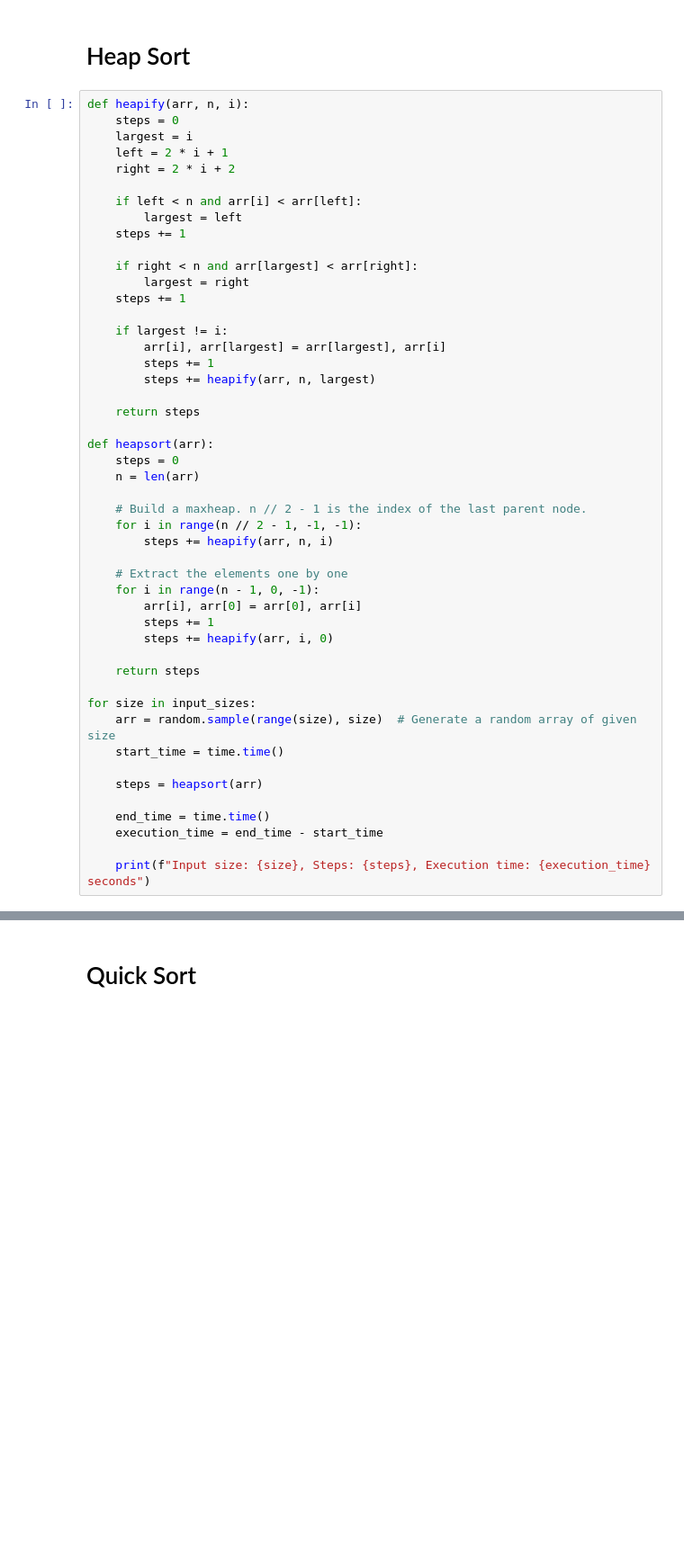
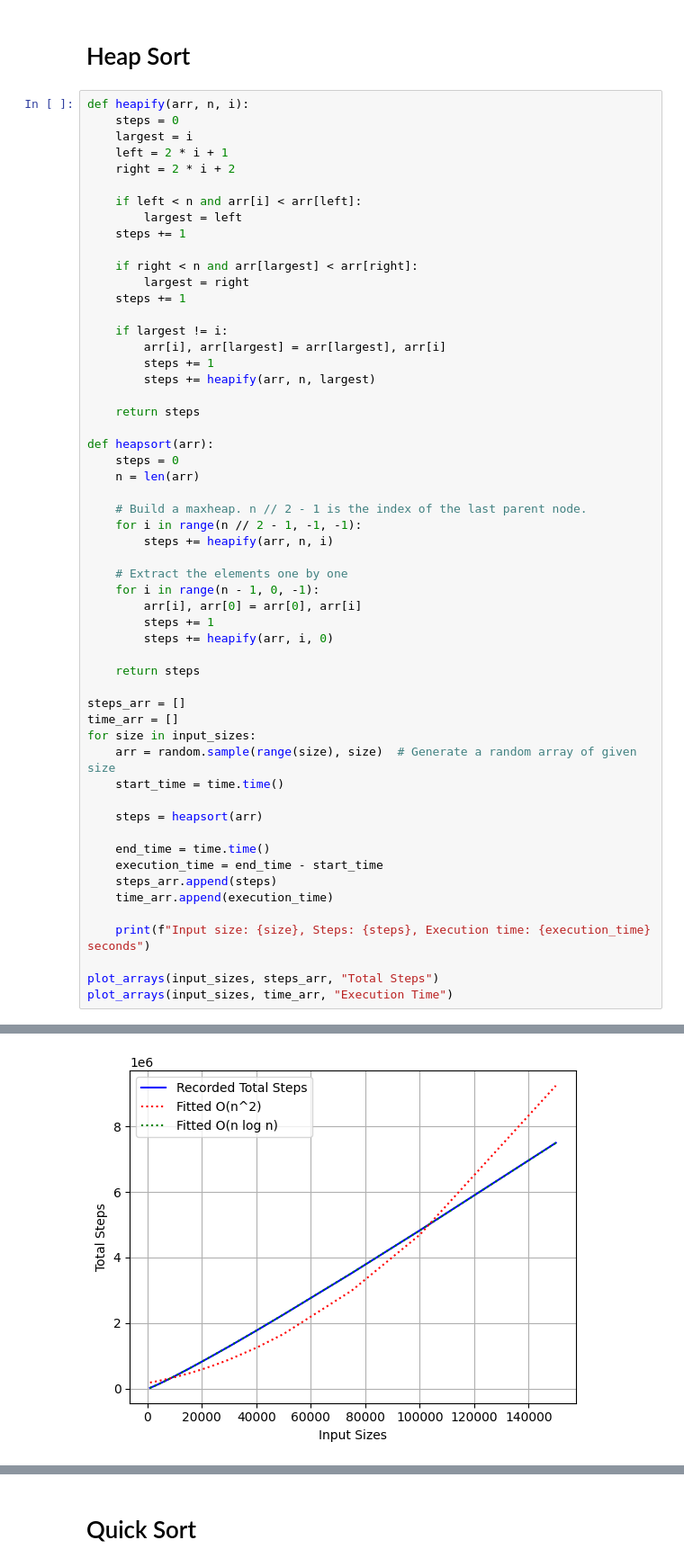
Before and after one commit to TimLindeijer/DAT600, a Jupyter notebook: Assignment 1/Task1.ipynb, the cells around one changed output, grey strips where cells are left out. Shown: that part at 90% size. Cells and saved outputs as stored; diff of their text form; blank space fills up the shorter version.

```diff
--- a/Assignment 1/Task1.ipynb
+++ b/Assignment 1/Task1.ipynb
@@ -125,6 +215,8 @@ def heapsort(arr):
 
     return steps
 
+steps_arr = []
+time_arr = []
 for size in input_sizes:
     arr = random.sample(range(size), size)  # Generate a random array of given size
     start_time = time.time()
@@ -133,6 +225,11 @@ for size in input_sizes:
 
     end_time = time.time()
     execution_time = end_time - start_time
+    steps_arr.append(steps)
+    time_arr.append(execution_time)
 
     print(f"Input size: {size}, Steps: {steps}, Execution time: {execution_time} seconds")
+
+plot_arrays(input_sizes, steps_arr, "Total Steps")
+plot_arrays(input_sizes, time_arr, "Execution Time")
 # %% [output]
@@ -142,0 +255 @@ Input size: 10000, Steps: 382903, Execution time: 0.1959972381591797 seconds
+[figure, added]
```
Also changed, not shown: parts of 8 cells of this notebook.
